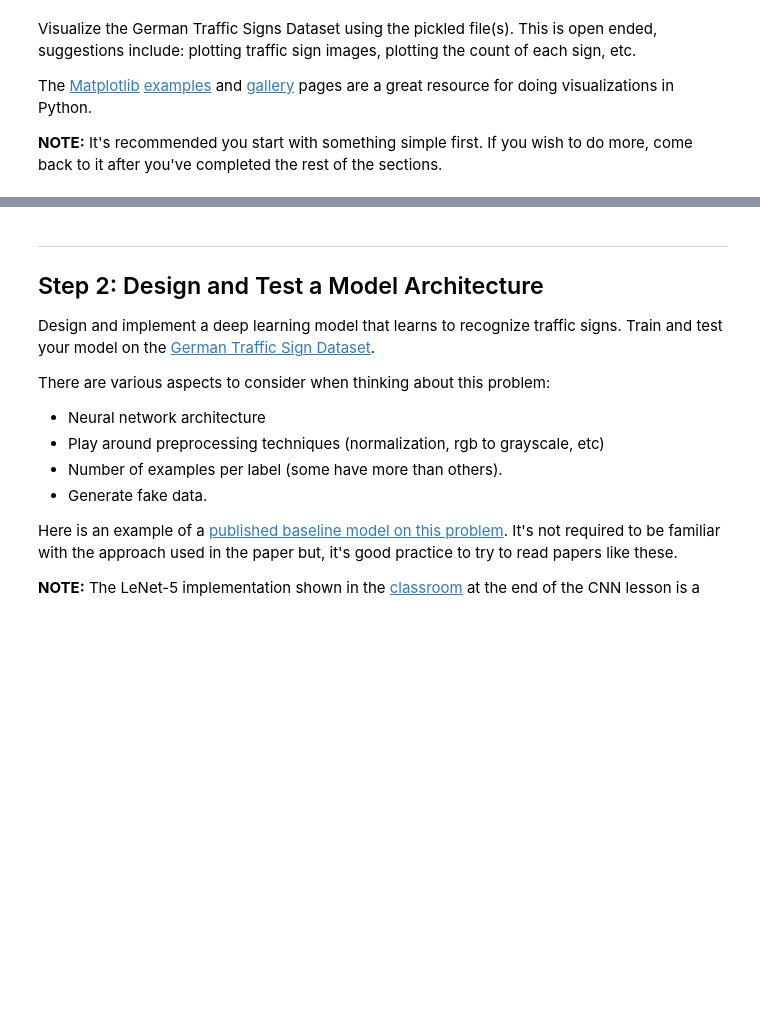
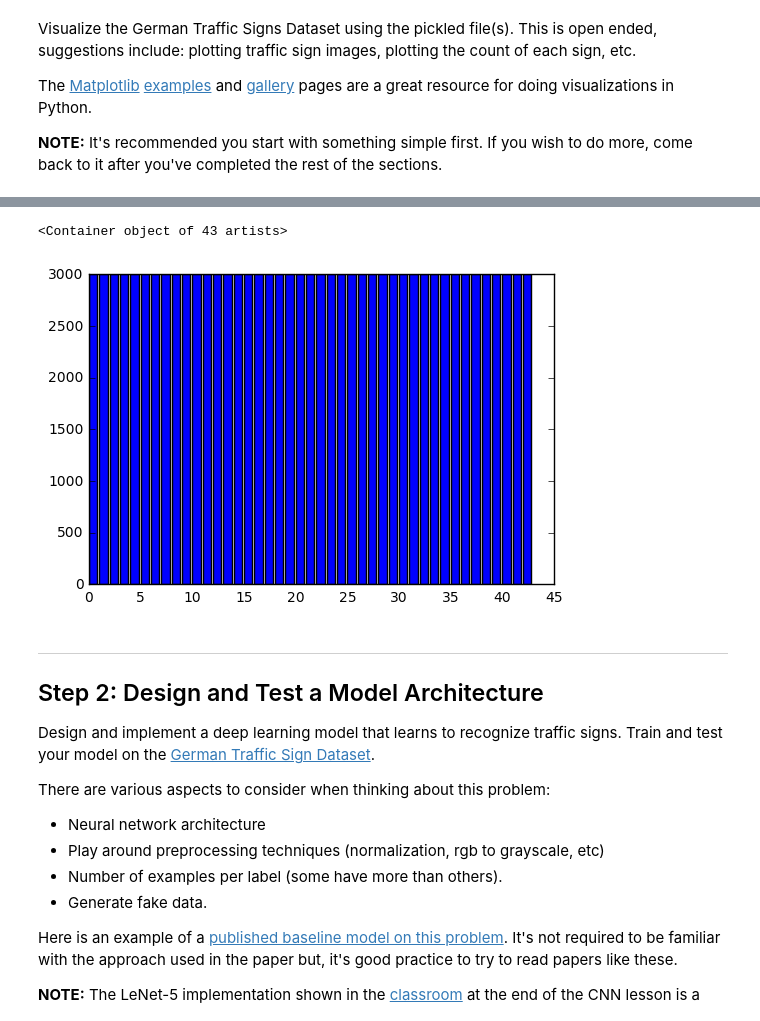
Before and after one commit to hello2all/CarND-Traffic-Sign-Classifier-Project, a Jupyter notebook: Traffic_Sign_Classifier.ipynb, the cells around one changed output, grey strips where cells are left out. Cells and saved outputs as stored; diff of their text form; code cells hidden in the pictures; blank space fills up the shorter version.

```diff
--- a/Traffic_Sign_Classifier.ipynb
+++ b/Traffic_Sign_Classifier.ipynb
@@ -133,3 +233,14 @@ plt.bar(unique, unique_counts)
+# %%
+# shuffle training set
+from sklearn.utils import shuffle
+X_train, y_train = shuffle(X_train, y_train, random_state=42)
+# %%
+# test if label distribution balanced now
+unique, unique_counts = np.unique(y_train, return_counts=True)
+plt.bar(unique, unique_counts)
+# %% [output]
+<Container object of 43 artists>
+[figure, added]
 # %% [markdown]
 ----
 
```
Also changed, not shown: parts of 12 cells of this notebook, 3 other files.
